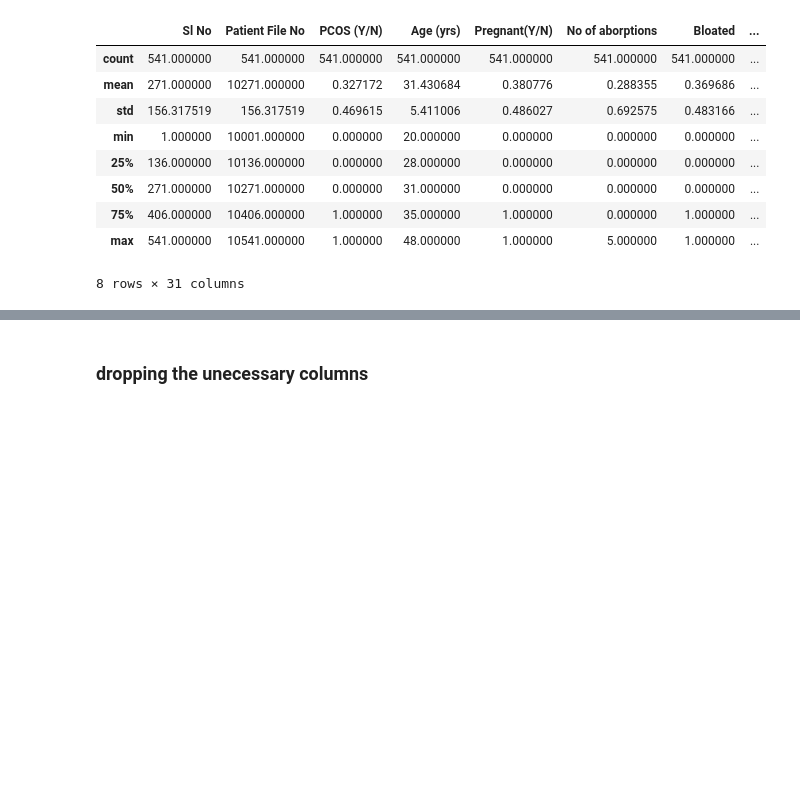
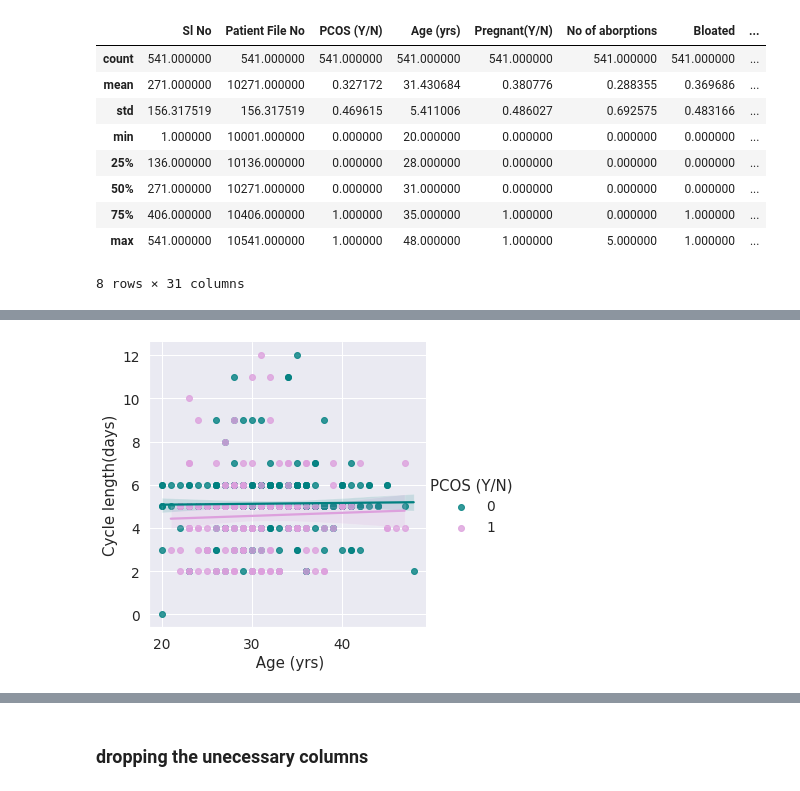
Before and after one commit to Gneya/PCOS-Sakhi, a Jupyter notebook: PCOS_prediction.ipynb, the cells around one changed output, grey strips where cells are left out. Drawn from its saved outputs; the diff is of its cells as text; code cells hidden in the pictures; blank space fills up the shorter version.

```diff
--- a/PCOS_prediction.ipynb
+++ b/PCOS_prediction.ipynb
@@ -106,0 +178,7 @@ df.describe() #statistical data for each numerical column
+# %%
+# Length of menstrual phase in PCOS vs normal
+color = ["teal", "plum"]
+fig=sns.lmplot(data=df,x=" Age (yrs)",y="Cycle length(days)", hue="PCOS (Y/N)",palette=color)
+plt.show(fig)
+# %% [output]
+[figure, added]
```
Also changed, not shown: parts of 24 cells of this notebook.
